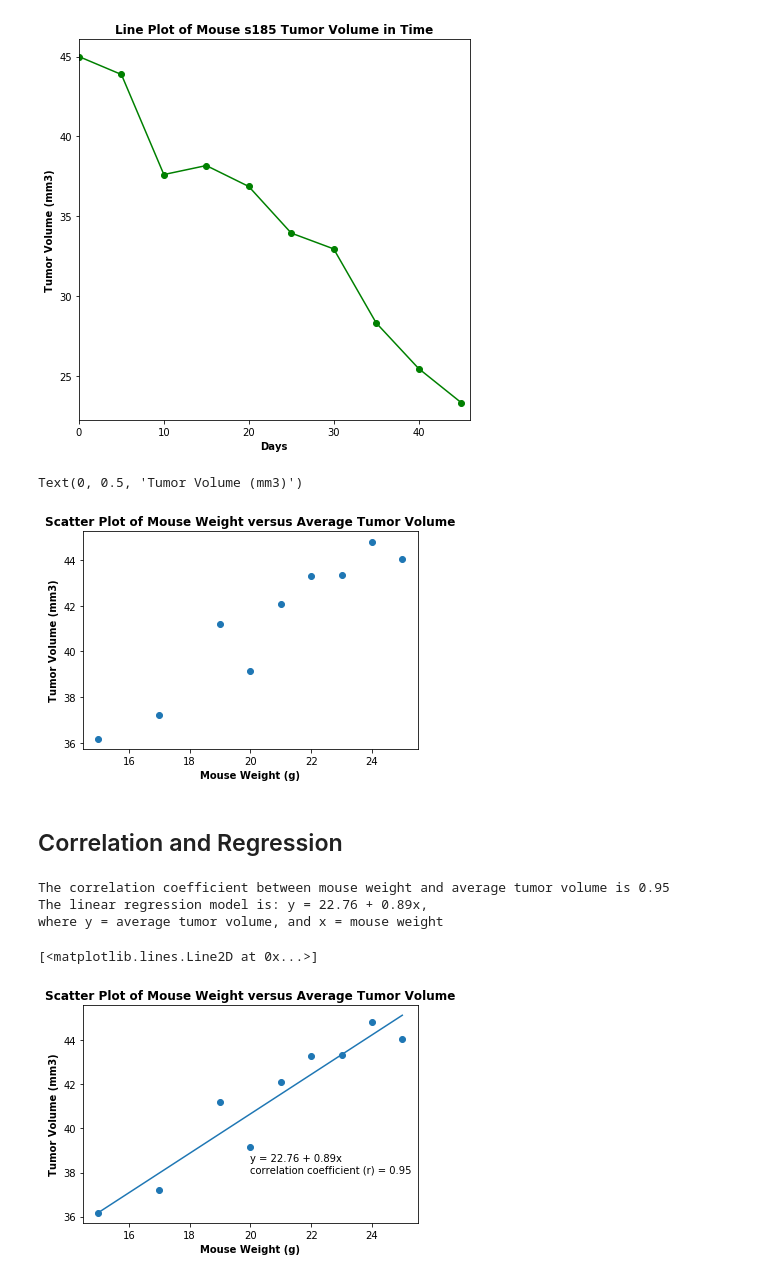
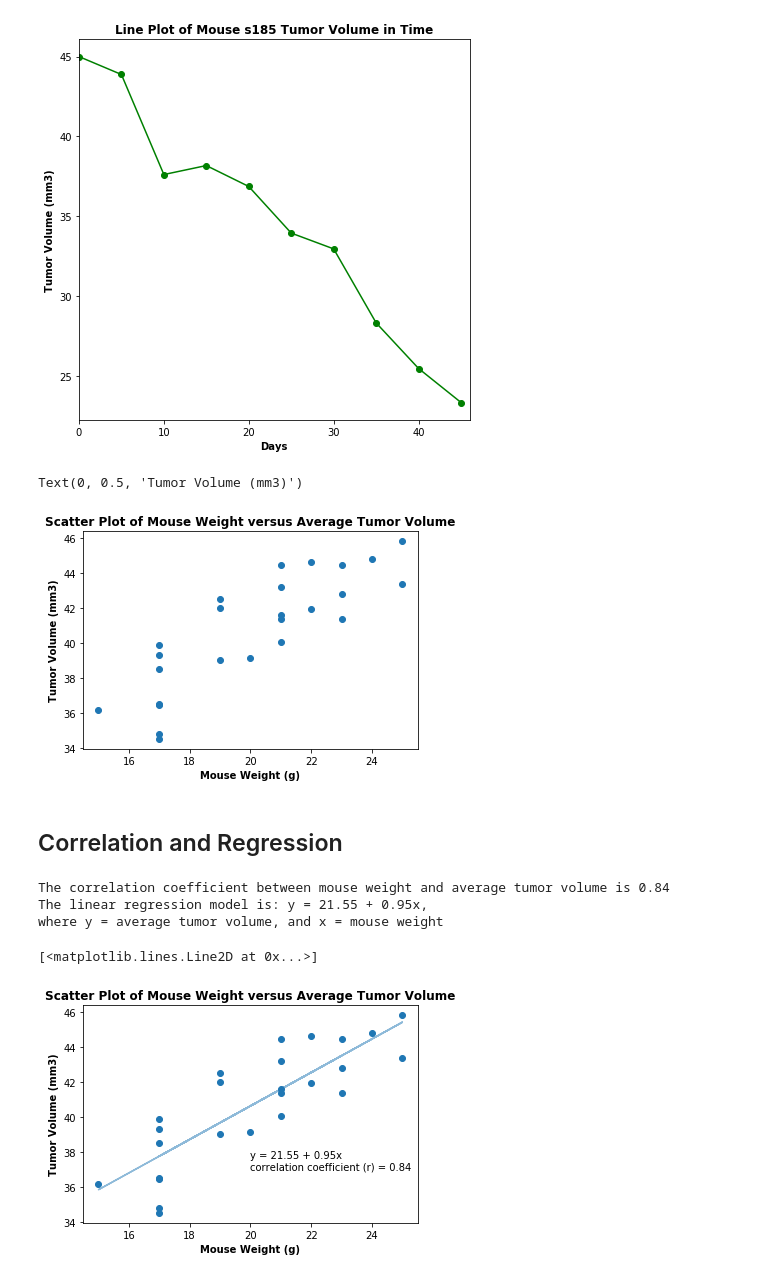
Before and after one commit to YannChye/matplotlib-homework, a Jupyter notebook: pymaceuticals.ipynb, the cells around one changed output. Drawn from its saved outputs; the diff is of its cells as text; code cells hidden in the pictures.

```diff
--- a/pymaceuticals.ipynb
+++ b/pymaceuticals.ipynb
@@ -270,37 +270,37 @@ plt.show
 [figure]
 # %%
 # Generate a scatter plot of mouse weight versus average tumor volume for the Capomulin regimen
-# Assuming that 'average tumor volume' means the average volume by weight, so grouping mouse data by weight to get the mean vol
 mouse_study_capomulin = mouse_study[(mouse_study["Drug Regimen"]=="Capomulin")]
-avgtumor_weight = pd.DataFrame(mouse_study_capomulin.groupby("Weight (g)")["Tumor Volume (mm3)"].mean())
-plt.scatter(avgtumor_weight.index,avgtumor_weight["Tumor Volume (mm3)"])
+avgtumor_weight = pd.DataFrame(mouse_study_capomulin.groupby("Mouse ID")["Tumor Volume (mm3)"].mean())
+avgmouse_weight = pd.DataFrame(mouse_study_capomulin.groupby("Mouse ID")["Weight (g)"].mean())
+plt.scatter(avgmouse_weight["Weight (g)"],avgtumor_weight["Tumor Volume (mm3)"])
 plt.title("Scatter Plot of Mouse Weight versus Average Tumor Volume",fontweight="bold")
 plt.xlabel("Mouse Weight (g)",fontweight="bold")
 plt.ylabel("Tumor Volume (mm3)",fontweight="bold")
 # %% [output]
 Text(0, 0.5, 'Tumor Volume (mm3)')
-[figure, old version]
+[figure, new version]
 # %% [markdown]
 ## Correlation and Regression
 # %%
 # Calculate the correlation coefficient and linear regression model
 # for mouse weight and average tumor volume for the Capomulin regimen
-(slope,intercept,rval,pval,stderror)=sts.linregress(avgtumor_weight.index,avgtumor_weight["Tumor Volume (mm3)"])
+(slope,intercept,rval,pval,stderror)=sts.linregress(avgmouse_weight["Weight (g)"],avgtumor_weight["Tumor Volume (mm3)"])
 print(f"The correlation coefficient between mouse weight and average tumor volume is {round(rval,2)}")
 print(f"The linear regression model is: y = {round(intercept,2)} + {round(slope,2)}x,\nwhere y = average tumor volume, and x = mouse weight")
 # %% [output]
-The correlation coefficient between mouse weight and average tumor volume is 0.95
-The linear regression model is: y = 22.76 + 0.89x,
+The correlation coefficient between mouse weight and average tumor volume is 0.84
+The linear regression model is: y = 21.55 + 0.95x,
 where y = average tumor volume, and x = mouse weight
 # %%
 # plot scatter plot of mouse weight vs. average tumor volume and linear regression line
-pred_y=intercept+slope*avgtumor_weight.index
-plt.scatter(avgtumor_weight.index,avgtumor_weight["Tumor Volume (mm3)"])
+pred_y=intercept+slope*avgmouse_weight["Weight (g)"]
+plt.scatter(avgmouse_weight["Weight (g)"],avgtumor_weight["Tumor Volume (mm3)"])
 plt.title("Scatter Plot of Mouse Weight versus Average Tumor Volume",fontweight="bold")
 plt.xlabel("Mouse Weight (g)",fontweight="bold")
 plt.ylabel("Tumor Volume (mm3)",fontweight="bold")
-plt.annotate(f"y = {round(intercept,2)} + {round(slope,2)}x\ncorrelation coefficient (r) = {round(rval,2)}",(20,38))
-plt.plot(avgtumor_weight.index,pred_y)
+plt.annotate(f"y = {round(intercept,2)} + {round(slope,2)}x\ncorrelation coefficient (r) = {round(rval,2)}",(20,37))
+plt.plot(avgmouse_weight["Weight (g)"],pred_y,alpha=0.5)
 # %% [output]
 [<matplotlib.lines.Line2D at 0x...>]
-[figure, old version]
+[figure, new version]
```
Also changed, not shown: parts of 1 cell of this notebook.
